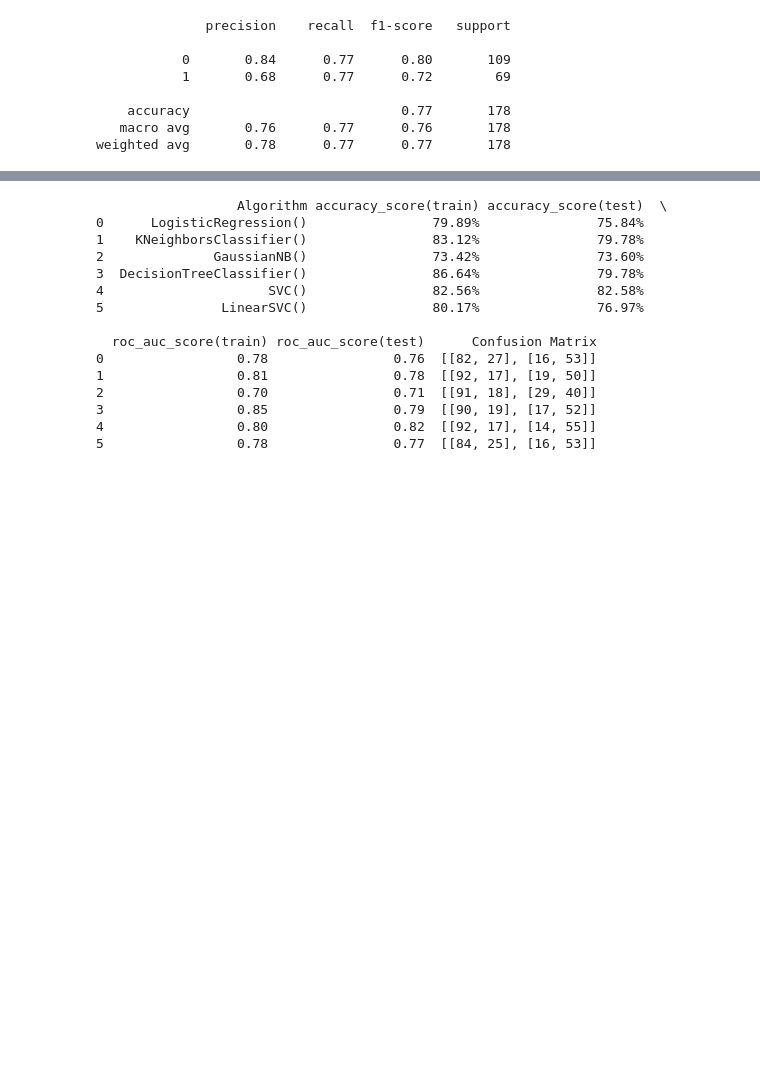
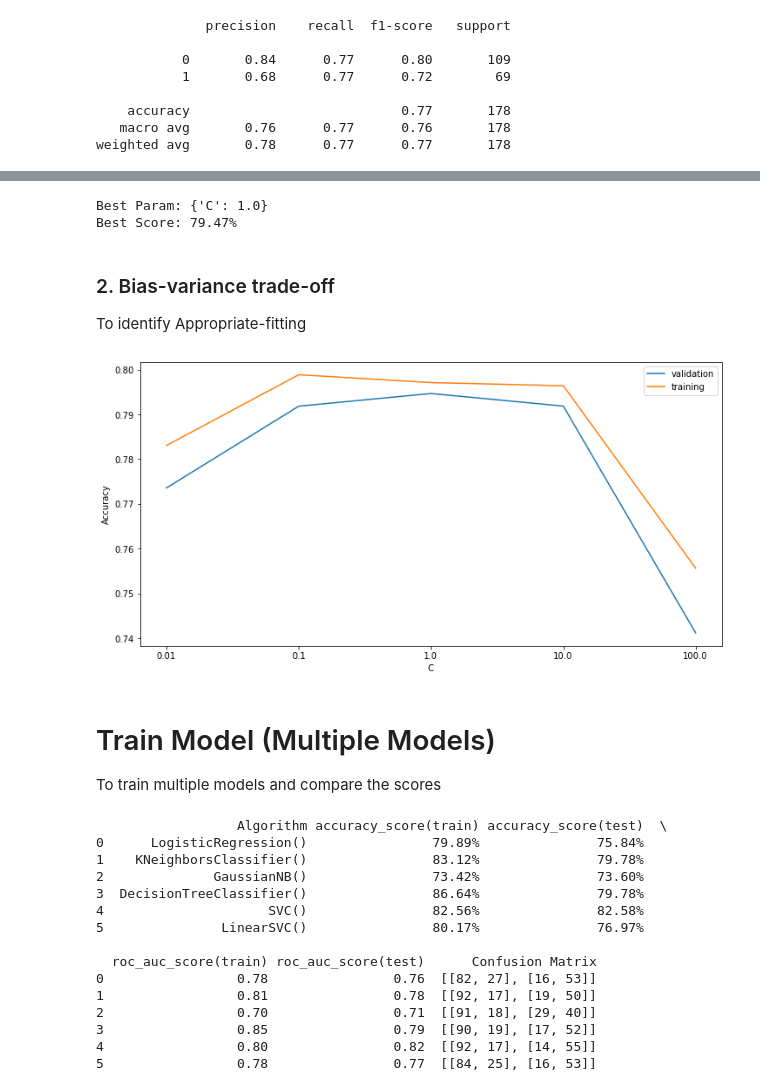
Before and after one commit to kelv-yap/sp_dsai_machine_learning, a Jupyter notebook: classification/classification.ipynb, the cells around one changed output, grey strips where cells are left out. Cells and saved outputs as stored; diff of their text form; code cells hidden in the pictures; blank space fills up the shorter version.

Commit message:
Complete classification model improvement (Hyperparameter tuning)

```diff
--- a/classification/classification.ipynb
+++ b/classification/classification.ipynb
@@ -316,0 +328,7 @@ weighted avg       0.78      0.77      0.77       178
+# %%
+from sklearn.model_selection import GridSearchCV
+
+svm = LinearSVC()
+param_grid = {'C': [0.01,0.1,1.0,10.0,100.0]}
+grid_search = GridSearchCV(svm, param_grid=param_grid, cv=5, verbose=3, return_train_score=True)
+grid_search.fit(X_train, y_train);
@@ -317,3 +376,25 @@ weighted avg       0.78      0.77      0.77       178
+# %%
+print("Best Param: {}".format(grid_search.best_params_))
+print("Best Score: {:.2f}%".format(grid_search.best_score_*100))
+# %% [output]
+Best Param: {'C': 1.0}
+Best Score: 79.47%
+# %% [markdown]
+### 2. Bias-variance trade-off
+To identify Appropriate-fitting
+# %%
+plt.figure(figsize=(12, 6))
+validation_score = grid_search.cv_results_["mean_test_score"]
+train_score = grid_search.cv_results_["mean_train_score"]
+plt.plot(validation_score, label="validation")
+plt.plot(train_score, label="training")
+plt.xticks(np.arange(5), param_grid['C']); plt.xlabel("C"); plt.ylabel("Accuracy");plt.legend(loc='best');
+# %% [output]
+[figure, added]
+# %% [markdown]
+Train Model (Multiple Models)
+=========================
+To train multiple models and compare the scores
 # %%
 # import 5 different models
 from sklearn.linear_model import LogisticRegression
```
Also changed, not shown: parts of 7 cells of this notebook.
